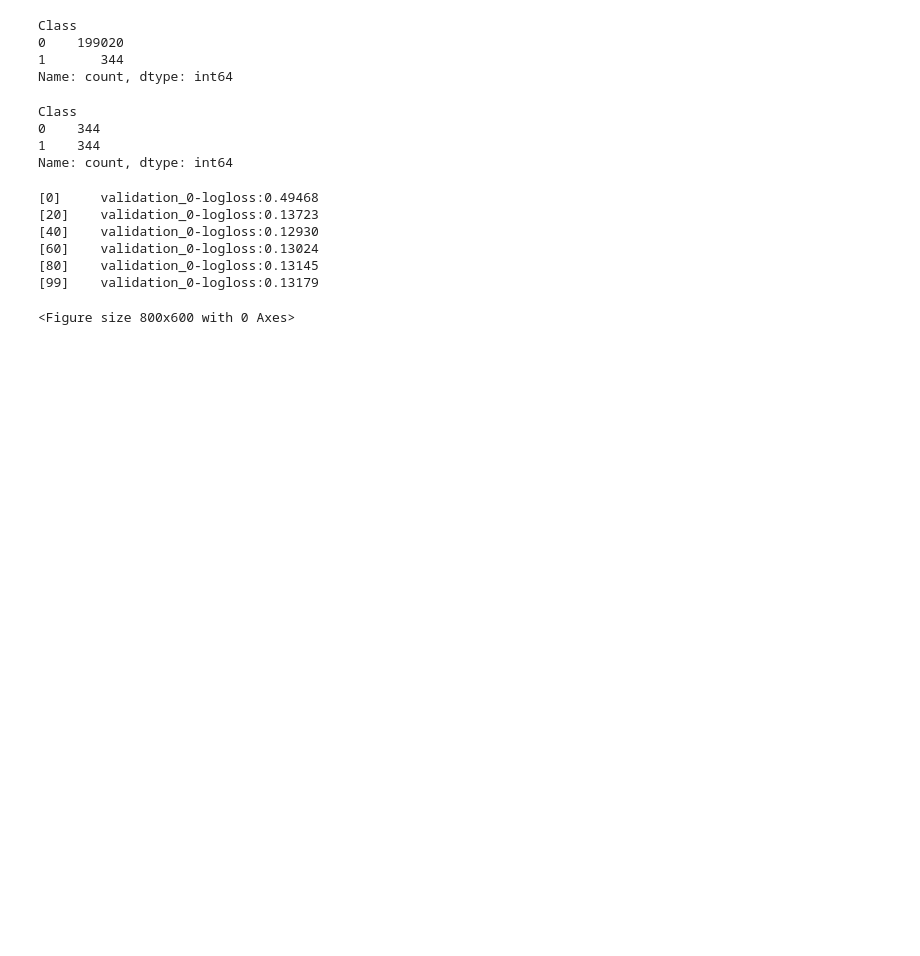
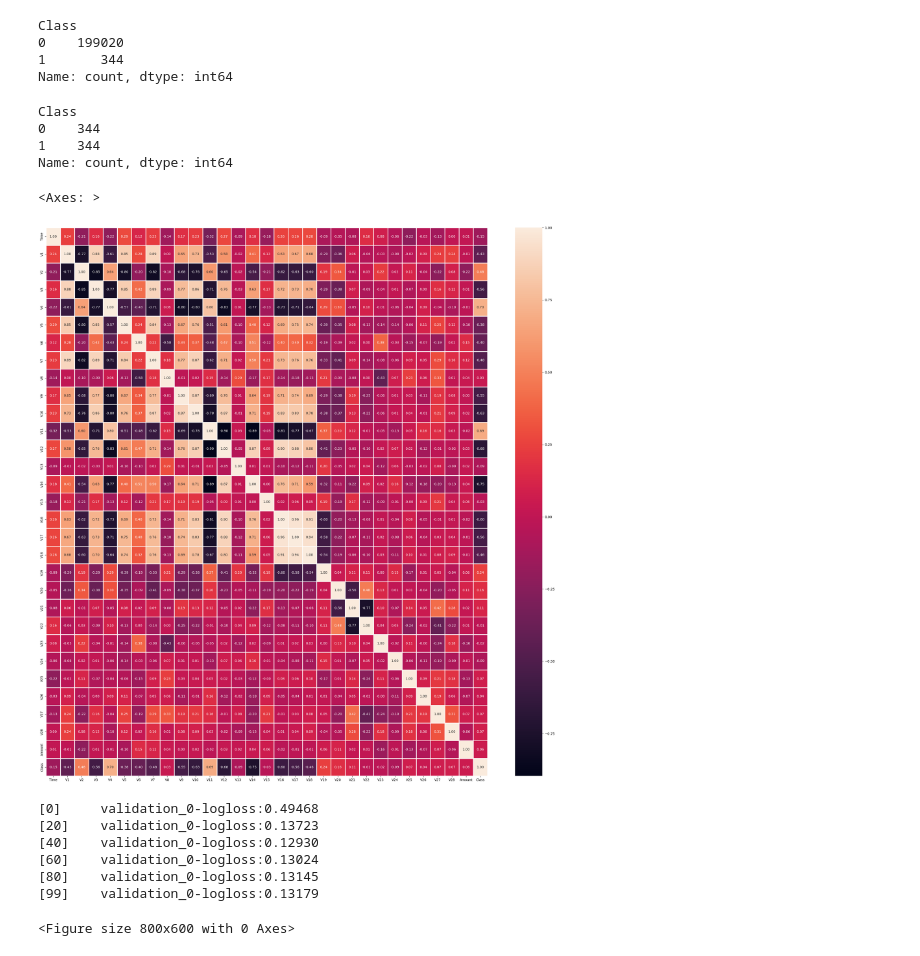
Before and after one commit to Dzakiyff/fraud_detection, a Jupyter notebook: credcard.ipynb, the cells around one changed output. Drawn from its saved outputs; the diff is of its cells as text; code cells hidden in the pictures; blank space fills up the shorter version.

```diff
--- a/credcard.ipynb
+++ b/credcard.ipynb
@@ -403,6 +402,15 @@ Class
 0    344
 1    344
 Name: count, dtype: int64
+# %%
+df_under = X_under.copy()
+df_under['Class'] = y_under
+
+plt.figure(figsize = (30,30))
+sns.heatmap(df_under.corr(), linewidths= 1, annot=True, fmt='.2f')
+# %% [output]
+<Axes: >
+[figure, added]
 # %%
 X_val_under = X_val.copy()
 # %%
```
Also changed, not shown: parts of 52 cells of this notebook.
